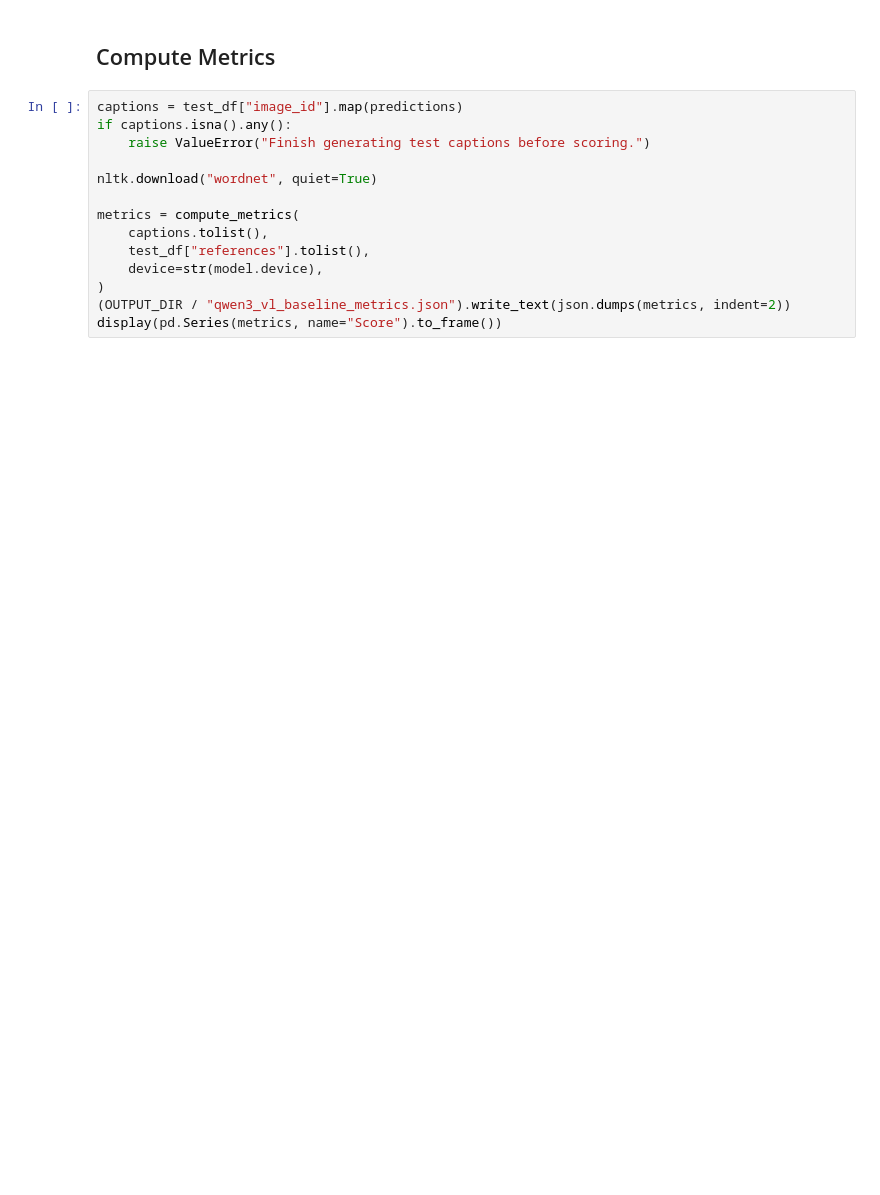
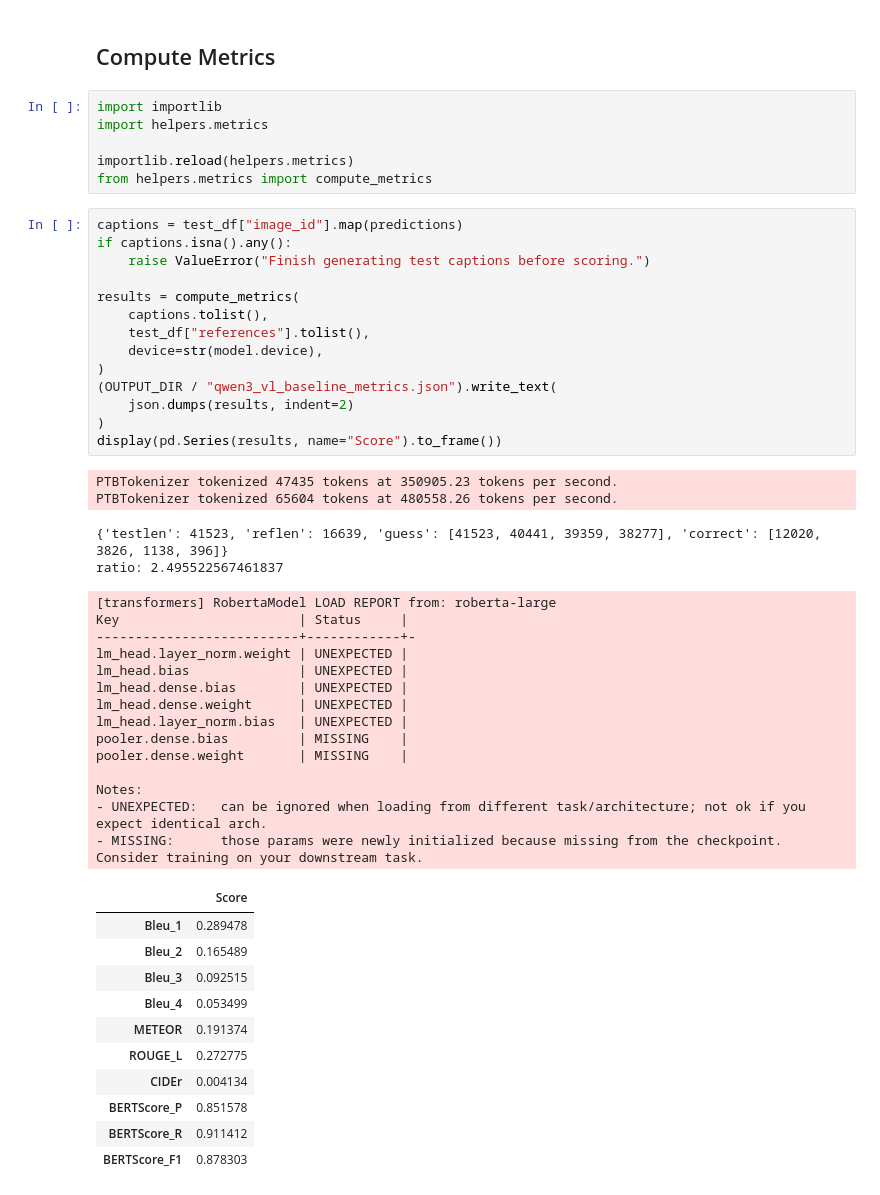
Before and after one commit to emmadionne1/10623_Project_EMMbeddings, a Jupyter notebook: baselines/another_vlm_baseline.ipynb, the cells around one changed output. Cells and saved outputs as stored; diff of their text form; blank space fills up the shorter version.

Commit message:
fix metrics packages

```diff
--- a/baselines/another_vlm_baseline.ipynb
+++ b/baselines/another_vlm_baseline.ipynb
@@ -166,16 +166,52 @@ KeyboardInterrupt:
 # %% [markdown]
 ## Compute Metrics
+# %%
+import importlib
+import helpers.metrics
+
+importlib.reload(helpers.metrics)
+from helpers.metrics import compute_metrics
 # %%
 captions = test_df["image_id"].map(predictions)
 if captions.isna().any():
     raise ValueError("Finish generating test captions before scoring.")
 
-nltk.download("wordnet", quiet=True)
-
-metrics = compute_metrics(
+results = compute_metrics(
     captions.tolist(),
     test_df["references"].tolist(),
     device=str(model.device),
 )
-(OUTPUT_DIR / "qwen3_vl_baseline_metrics.json").write_text(json.dumps(metrics, indent=2))
-display(pd.Series(metrics, name="Score").to_frame())
+(OUTPUT_DIR / "qwen3_vl_baseline_metrics.json").write_text(
+    json.dumps(results, indent=2)
+)
+display(pd.Series(results, name="Score").to_frame())
+# %% [output]
+PTBTokenizer tokenized 47435 tokens at 350905.23 tokens per second.
+PTBTokenizer tokenized 65604 tokens at 480558.26 tokens per second.
+{'testlen': 41523, 'reflen': 16639, 'guess': [41523, 40441, 39359, 38277], 'correct': [12020, 3826, 1138, 396]}
+ratio: 2.495522567461837
+[transformers] RobertaModel LOAD REPORT from: roberta-large
+Key                       | Status     |
+--------------------------+------------+-
+lm_head.layer_norm.weight | UNEXPECTED |
+lm_head.bias              | UNEXPECTED |
+lm_head.dense.bias        | UNEXPECTED |
+lm_head.dense.weight      | UNEXPECTED |
+lm_head.layer_norm.bias   | UNEXPECTED |
+pooler.dense.bias         | MISSING    |
+pooler.dense.weight       | MISSING    |
+
+Notes:
+- UNEXPECTED:   can be ignored when loading from different task/architecture; not ok if you expect identical arch.
+- MISSING:      those params were newly initialized because missing from the checkpoint. Consider training on your downstream task.
+|  | Score |
+| Bleu_1 | 0.289478 |
+| Bleu_2 | 0.165489 |
+| Bleu_3 | 0.092515 |
+| Bleu_4 | 0.053499 |
+| METEOR | 0.191374 |
+| ROUGE_L | 0.272775 |
+| CIDEr | 0.004134 |
+| BERTScore_P | 0.851578 |
+| BERTScore_R | 0.911412 |
+| BERTScore_F1 | 0.878303 |
```
Also changed, not shown: parts of 3 cells of this notebook, 2 other files.
